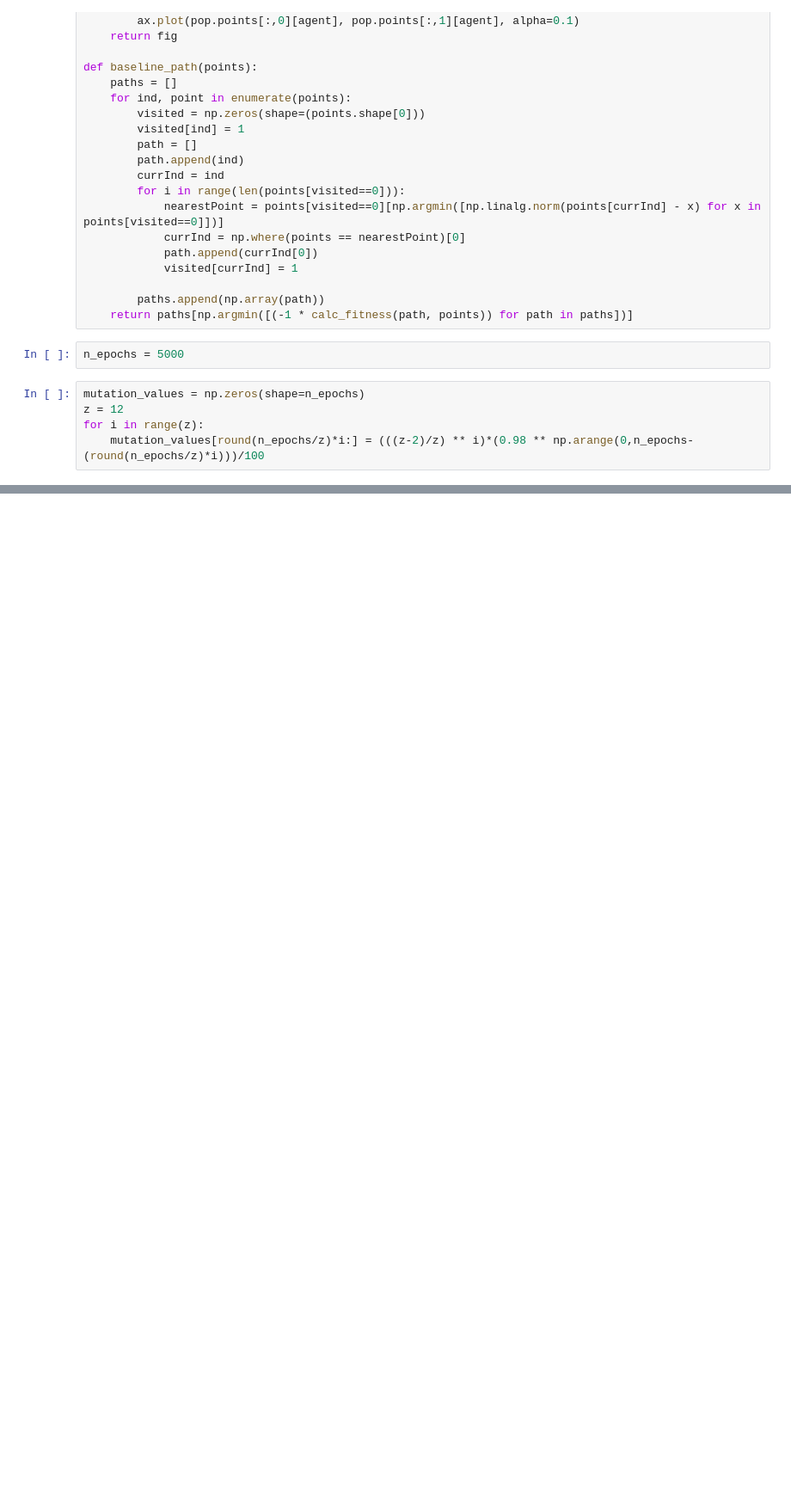
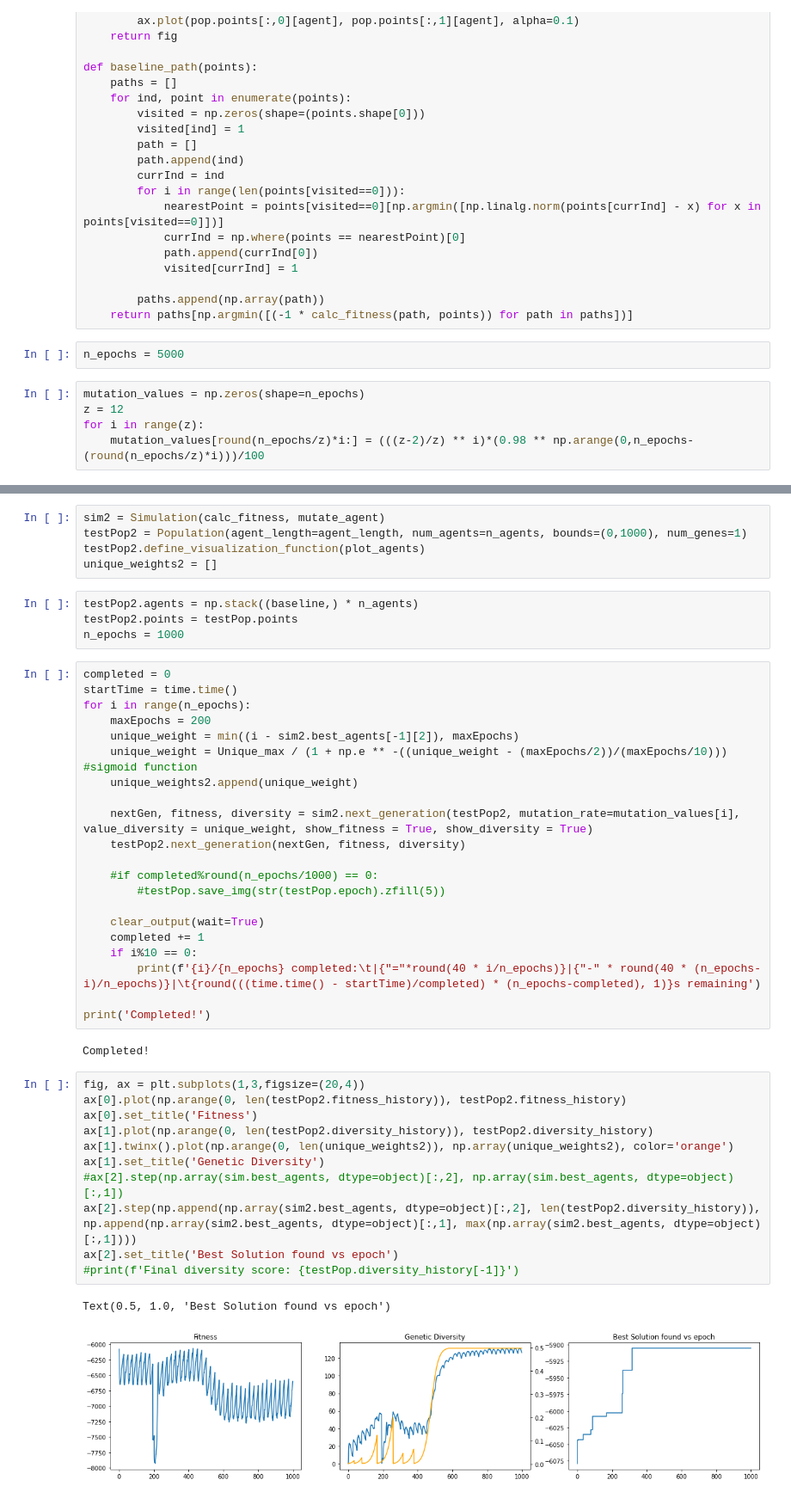
Before and after one commit to L0rdXenon/GeneticAlgorithmTemplate, a Jupyter notebook: TravellingSalesMan.ipynb, the cells around one changed output, grey strips where cells are left out. Shown at 86% size. Cells and saved outputs as stored; diff of their text form; blank space fills up the shorter version.

```diff
--- a/TravellingSalesMan.ipynb
+++ b/TravellingSalesMan.ipynb
@@ -144,0 +149,46 @@ Nearest Neighbor Pathfinding Fitness: -5692.365581313425
+# %%
+sim2 = Simulation(calc_fitness, mutate_agent)
+testPop2 = Population(agent_length=agent_length, num_agents=n_agents, bounds=(0,1000), num_genes=1)
+testPop2.define_visualization_function(plot_agents)
+unique_weights2 = []
+# %%
+testPop2.agents = np.stack((baseline,) * n_agents)
+testPop2.points = testPop.points
+n_epochs = 1000
+# %%
+completed = 0
+startTime = time.time()
+for i in range(n_epochs):
+    maxEpochs = 200
+    unique_weight = min((i - sim2.best_agents[-1][2]), maxEpochs)
+    unique_weight = Unique_max / (1 + np.e ** -((unique_weight - (maxEpochs/2))/(maxEpochs/10))) #sigmoid function
+    unique_weights2.append(unique_weight)
+
+    nextGen, fitness, diversity = sim2.next_generation(testPop2, mutation_rate=mutation_values[i], value_diversity = unique_weight, show_fitness = True, show_diversity = True)
+    testPop2.next_generation(nextGen, fitness, diversity)
+
+    #if completed%round(n_epochs/1000) == 0:
+        #testPop.save_img(str(testPop.epoch).zfill(5))
+
+    clear_output(wait=True)
+    completed += 1
+    if i%10 == 0:
+        print(f'{i}/{n_epochs} completed:\t|{"="*round(40 * i/n_epochs)}|{"-" * round(40 * (n_epochs-i)/n_epochs)}|\t{round(((time.time() - startTime)/completed) * (n_epochs-completed), 1)}s remaining')
+
+print('Completed!')
+# %% [output]
+Completed!
+# %%
+fig, ax = plt.subplots(1,3,figsize=(20,4))
+ax[0].plot(np.arange(0, len(testPop2.fitness_history)), testPop2.fitness_history)
+ax[0].set_title('Fitness')
+ax[1].plot(np.arange(0, len(testPop2.diversity_history)), testPop2.diversity_history)
+ax[1].twinx().plot(np.arange(0, len(unique_weights2)), np.array(unique_weights2), color='orange')
+ax[1].set_title('Genetic Diversity')
+#ax[2].step(np.array(sim.best_agents, dtype=object)[:,2], np.array(sim.best_agents, dtype=object)[:,1])
+ax[2].step(np.append(np.array(sim2.best_agents, dtype=object)[:,2], len(testPop2.diversity_history)), np.append(np.array(sim2.best_agents, dtype=object)[:,1], max(np.array(sim2.best_agents, dtype=object)[:,1])))
+ax[2].set_title('Best Solution found vs epoch')
+#print(f'Final diversity score: {testPop.diversity_history[-1]}')
+# %% [output]
+Text(0.5, 1.0, 'Best Solution found vs epoch')
+[figure, added]
```
Also changed, not shown: parts of 13 cells of this notebook, 1 other file.
